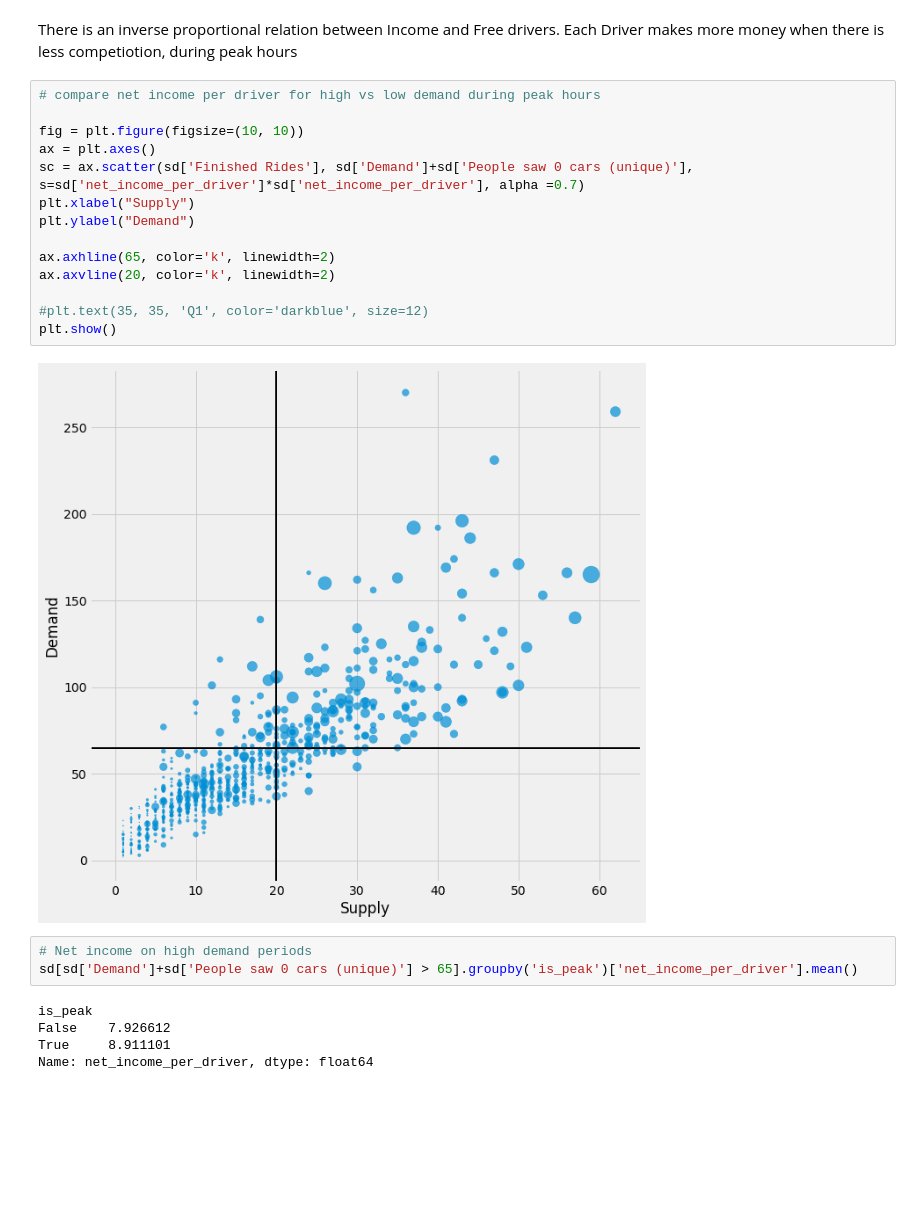
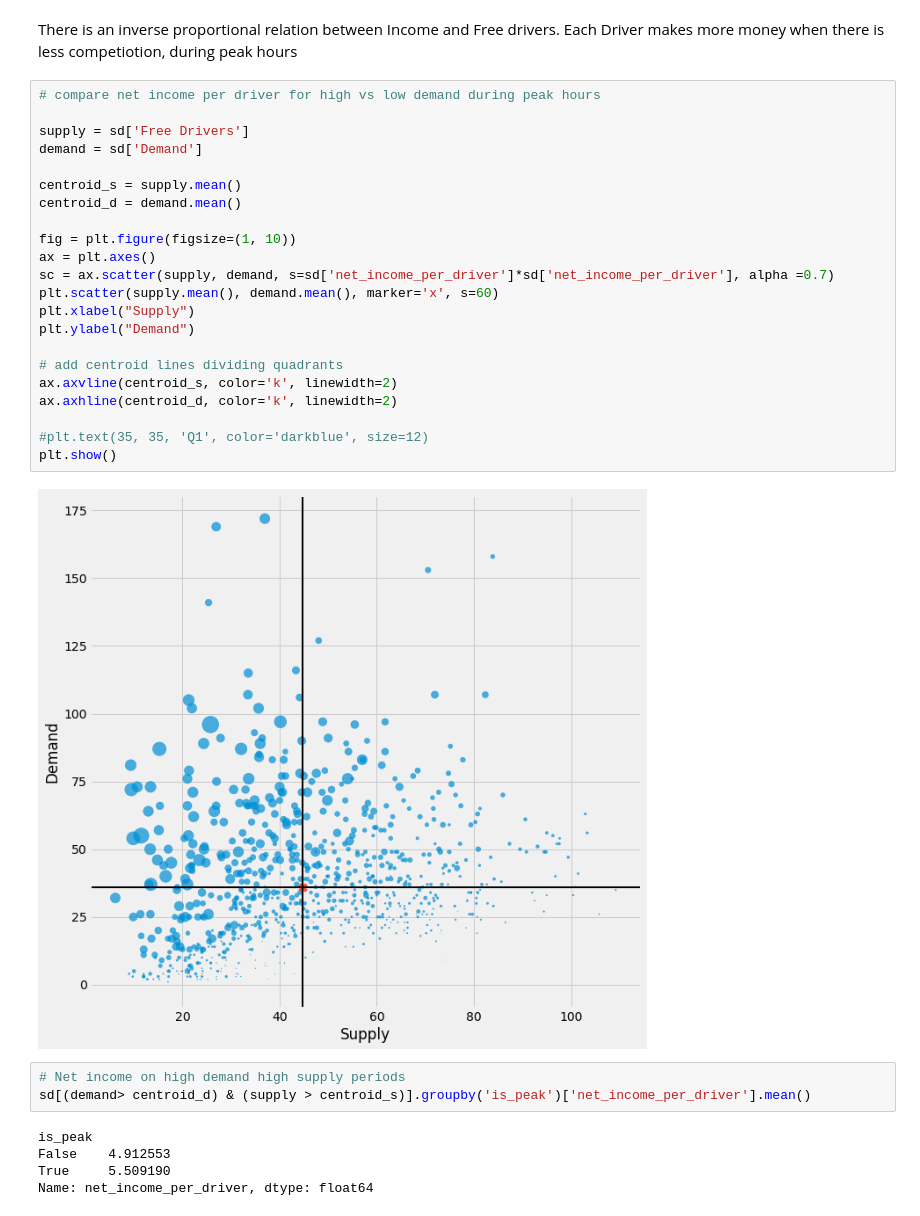
Before and after one commit to jlousada315/bolt-test, a Jupyter notebook: bolt-jl.ipynb, the cells around one changed output. Drawn from its saved outputs; the diff is of its cells as text; blank space fills up the shorter version.

```diff
--- a/bolt-jl.ipynb
+++ b/bolt-jl.ipynb
@@ -384,26 +384,34 @@ There is an inverse proportional relation between Income and Free drivers. Each
 # %%
 # compare net income per driver for high vs low demand during peak hours
 
-fig = plt.figure(figsize=(10, 10))
+supply = sd['Free Drivers']
+demand = sd['Demand']
+
+centroid_s = supply.mean()
+centroid_d = demand.mean()
+
+fig = plt.figure(figsize=(1, 10))
 ax = plt.axes()
-sc = ax.scatter(sd['Finished Rides'], sd['Demand']+sd['People saw 0 cars (unique)'], s=sd['net_income_per_driver']*sd['net_income_per_driver'], alpha =0.7)
+sc = ax.scatter(supply, demand, s=sd['net_income_per_driver']*sd['net_income_per_driver'], alpha =0.7)
+plt.scatter(supply.mean(), demand.mean(), marker='x', s=60)
 plt.xlabel("Supply")
 plt.ylabel("Demand")
 
-ax.axhline(65, color='k', linewidth=2)
-ax.axvline(20, color='k', linewidth=2)
+# add centroid lines dividing quadrants
+ax.axvline(centroid_s, color='k', linewidth=2)
+ax.axhline(centroid_d, color='k', linewidth=2)
 
 #plt.text(35, 35, 'Q1', color='darkblue', size=12)
 plt.show()
 # %% [output]
-[figure, old version]
+[figure, new version]
 # %%
-# Net income on high demand periods
-sd[sd['Demand']+sd['People saw 0 cars (unique)'] > 65].groupby('is_peak')['net_income_per_driver'].mean()
+# Net income on high demand high supply periods
+sd[(demand> centroid_d) & (supply > centroid_s)].groupby('is_peak')['net_income_per_driver'].mean()
 # %% [output]
 is_peak
-False    7.926612
-True     8.911101
+False    4.912553
+True     5.509190
 Name: net_income_per_driver, dtype: float64
 # %%
 # Net income on high demand and low supply periods
```
Also changed, not shown: parts of 17 cells of this notebook.
